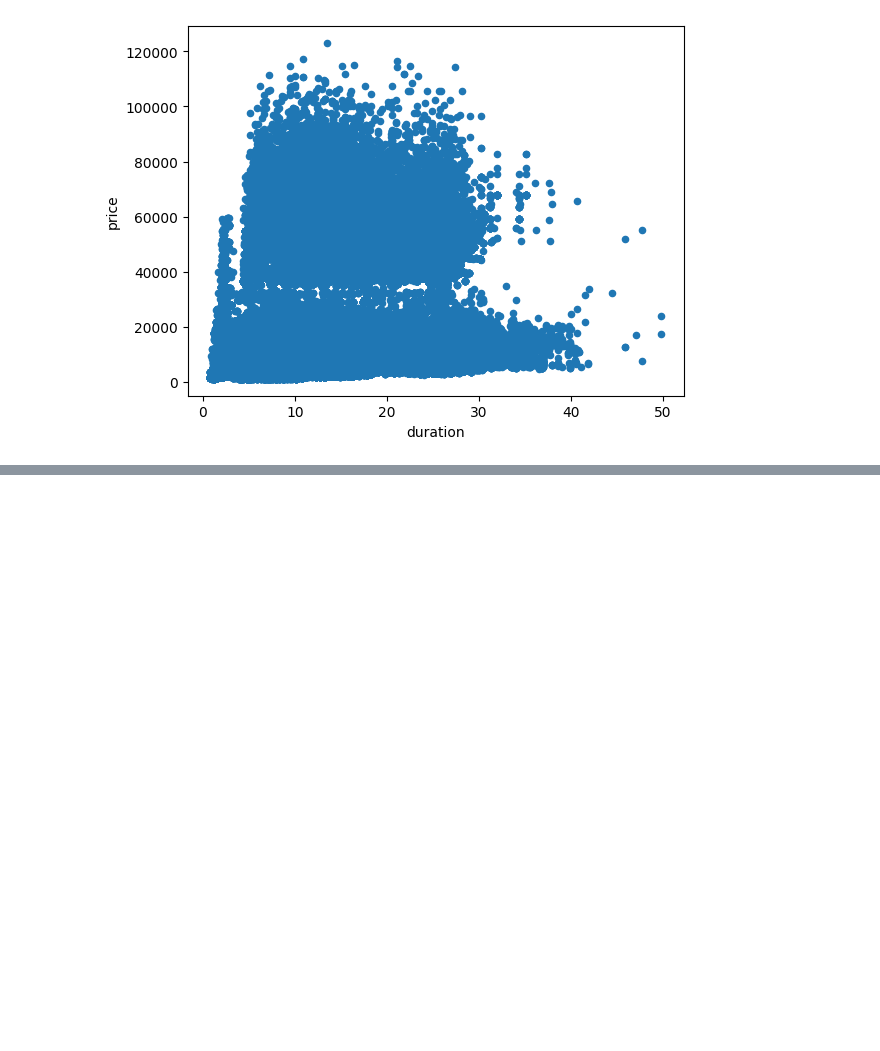
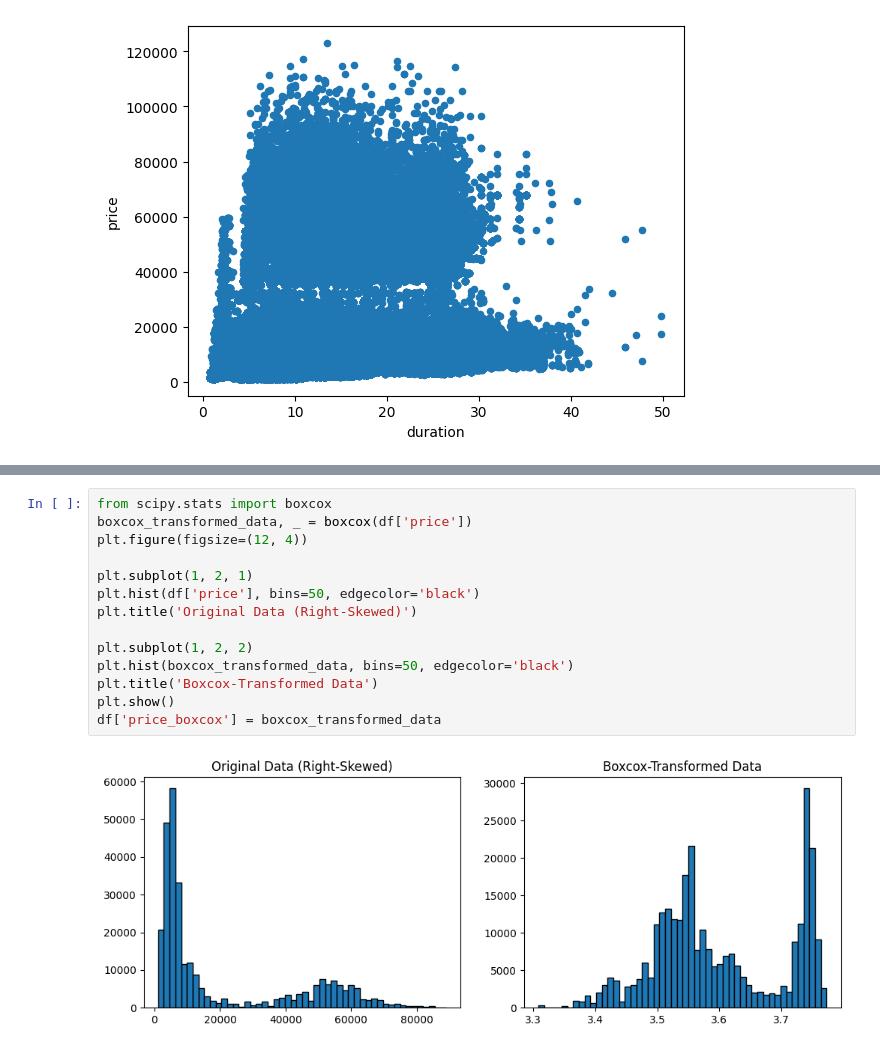
Before and after one commit to calebang/IS460, a Jupyter notebook: 01_Data Prep/01a_EDA.ipynb, the cells around one changed output, grey strips where cells are left out. Drawn from its saved outputs; the diff is of its cells as text; blank space fills up the shorter version.

```diff
--- a/01_Data Prep/01a_EDA.ipynb
+++ b/01_Data Prep/01a_EDA.ipynb
@@ -128,0 +164,16 @@ Stored 'df' (DataFrame)
+# %%
+from scipy.stats import boxcox
+boxcox_transformed_data, _ = boxcox(df['price'])
+plt.figure(figsize=(12, 4))
+
+plt.subplot(1, 2, 1)
+plt.hist(df['price'], bins=50, edgecolor='black')
+plt.title('Original Data (Right-Skewed)')
+
+plt.subplot(1, 2, 2)
+plt.hist(boxcox_transformed_data, bins=50, edgecolor='black')
+plt.title('Boxcox-Transformed Data')
+plt.show()
+df['price_boxcox'] = boxcox_transformed_data
+# %% [output]
+[figure, added]
```
Also changed, not shown: parts of 6 cells of this notebook, 2 other files.
